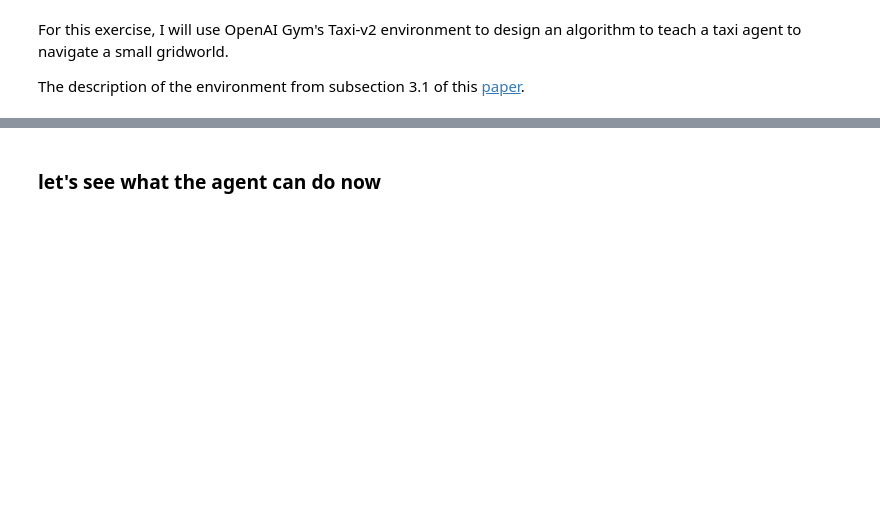
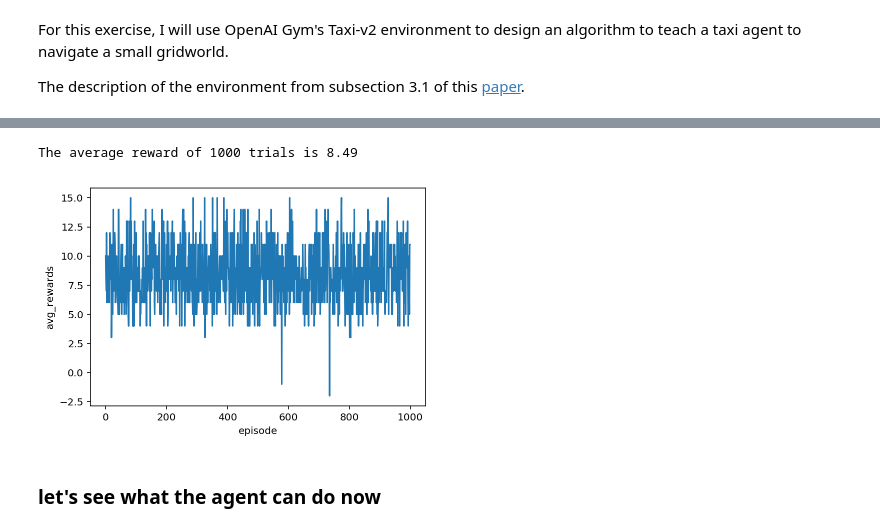
Before and after one commit to AprilYoungs/Deep-learning, a Jupyter notebook: RL/tutorials/taxi_task/taxt_task.ipynb, the cells around one changed output, grey strips where cells are left out. Saved outputs shown, nothing was run; the diff lists cells and outputs as text; code cells hidden in the pictures; blank space fills up the shorter version.

```diff
--- a/RL/tutorials/taxi_task/taxt_task.ipynb
+++ b/RL/tutorials/taxi_task/taxt_task.ipynb
@@ -23,6 +27,24 @@ def simulate(agent, env):
         print('total rewards:' ,rewards)
         if done:
             break
+# %%
+def evalute(agent, env, episode=100):
+    """
+    evalute the agent
+    """
+    rewards_list = []
+    for i in range(episode):
+        state = env.reset()
+        rewards = 0
+        while True:
+            action = agent.select_action(state)
+            state, reward, done, _ = env.step(action)
+            rewards += reward
+            if done:
+                break
+        rewards_list.append(rewards)
+    print('The average reward of {} trials is {}'.format(episode, np.mean(rewards_list)))
+    return rewards_list
 # %%
 env = gym.make('Taxi-v2')
 agent = Agent(alpha=1)
@@ -33,3 +63,11 @@ Episode 10000/10000 || Best average reward 9.366
+# %%
+rewards = evalute(agent, env, episode=1000)
+plt.plot(np.asarray(range(000,len(rewards))), np.array(rewards)[000:])
+plt.xlabel('episode')
+plt.ylabel('avg_rewards');
+# %% [output]
+The average reward of 1000 trials is 8.49
+[figure, added]
 # %% [markdown]
 ### let's  see what the agent can do now
 # %%
```
Also changed, not shown: parts of 6 cells of this notebook, 1 other file.
